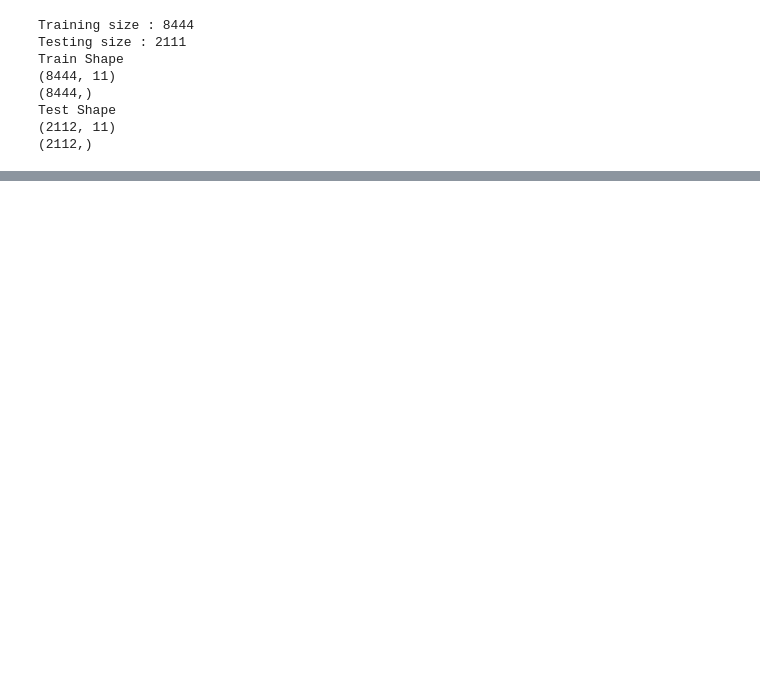
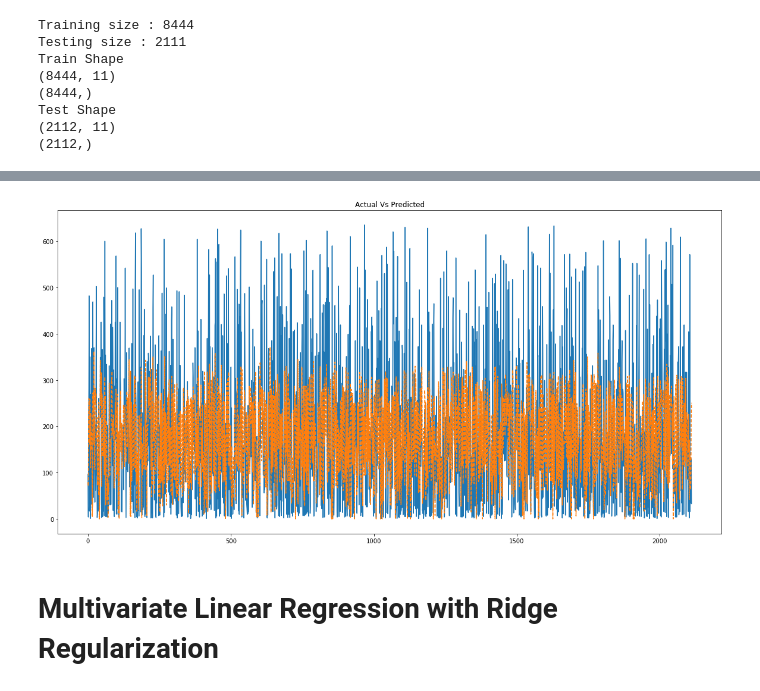
Before and after one commit to Ankursrivastavaaa/IIT-BikeSharingDemand, a Jupyter notebook: Bike Sharing Demand.ipynb, the cells around one changed output, grey strips where cells are left out. Drawn from its saved outputs; the diff is of its cells as text; code cells hidden in the pictures; blank space fills up the shorter version.

```diff
--- a/Bike Sharing Demand.ipynb
+++ b/Bike Sharing Demand.ipynb
@@ -536,0 +570,13 @@ print(ErrorPercentage.mean())
+# %%
+y_pred_grad=lrLasso.predict(X_test,Y_test)
+output_df = pd.DataFrame(columns = ['Actual', 'Predicted'])
+y_pred_grad = pd.Series(y_pred_grad)
+output_df["Predicted"] = y_pred_grad
+output_df['Predicted'] = np.where(output_df.Predicted < 0, 0, output_df.Predicted)
+Y_test1= Y_test.reset_index()
+Y_test1= Y_test1.drop("index", axis =1)
+output_df["Actual"] =  Y_test1
+output_df["Error"] = output_df["Predicted"] - output_df["Actual"]
+output_df["Sq_Error"] = np.square(output_df["Error"])
+print("RMSE" , np.sqrt(output_df.Sq_Error.mean()))
+output_df.head()
@@ -536,0 +591,10 @@ print(ErrorPercentage.mean())
+# %%
+plt.figure(figsize=(20,10))
+actual = plt.plot(output_df.Actual)
+predicted = plt.plot(output_df.Predicted, '--')
+plt.title("Actual Vs Predicted")
+plt.show()
+# %% [output]
+[figure, added]
+# %% [markdown]
+# Multivariate Linear Regression with Ridge Regularization
```
Also changed, not shown: parts of 20 cells of this notebook.
